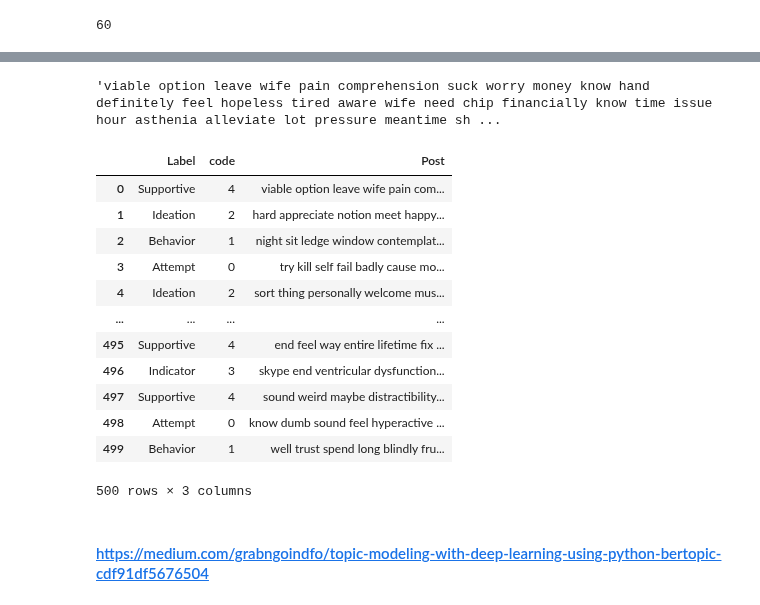
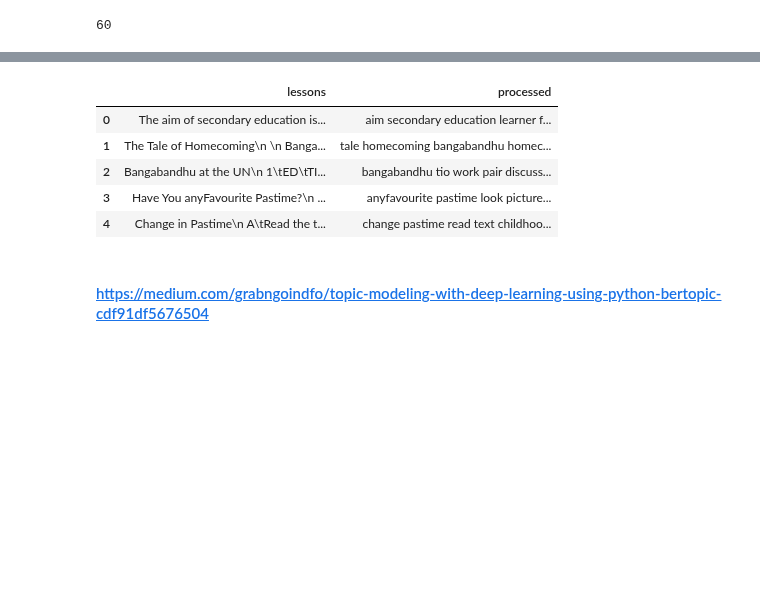
Before and after one commit to Iftekhar-mobin/depression_suicide_project, a Jupyter notebook: Pretrained_embedding_models/NCBI-Engish-book-Exploratory analysis_BERTTopic.ipynb, the cells around one changed output, grey strips where cells are left out. Saved outputs shown, nothing was run; the diff lists cells and outputs as text; code cells hidden in the pictures; blank space fills up the shorter version.

```diff
--- a/Pretrained_embedding_models/NCBI-Engish-book-Exploratory analysis.ipynb
+++ b/Pretrained_embedding_models/NCBI-Engish-book-Exploratory analysis_BERTTopic.ipynb
@@ -51,2 +57,0 @@ ValueError: Specified \n as separator or delimiter. This forces the python engin
-# %%
-df =pd.read_csv('/home/iftekhar/Repos/depression_suicide_project/Pretrained_embedding_models/dataset/suicide/CSSRS/Suicide_Detection_processed.csv', index_col=0)
@@ -63,5 +57,0 @@ def remove_noisy_features(tok):
-# %%
-df['post'] = df.Post.apply(lambda x: remove_noisy_features(x.split()))
-# %%
-df = df.drop(['Post'], axis=1)
-df.rename(columns={'post': 'Post'}, inplace=True)
@@ -75,25 +58,12 @@ def prepare_tokens_cleaning(lines):
-# %%
-df['post'] = df.Post.apply(lambda x: prepare_tokens_cleaning(x))
-# %%
-df.Post.values[0]
-# %% [output]
-'viable option leave wife pain comprehension suck worry money know hand definitely feel hopeless tired aware wife need chip financially know time issue hour asthenia alleviate lot pressure meantime sh ...
-# %%
-df
-# %% [output]
-|  | Label | code | Post |
-| 0 | Supportive | 4 | viable option leave wife pain com... |
-| 1 | Ideation | 2 | hard appreciate notion meet happy... |
-| 2 | Behavior | 1 | night sit ledge window contemplat... |
-| 3 | Attempt | 0 | try kill self fail badly cause mo... |
-| 4 | Ideation | 2 | sort thing personally welcome mus... |
-| ... | ... | ... | ... |
-| 495 | Supportive | 4 | end feel way entire lifetime fix ... |
-| 496 | Indicator | 3 | skype end ventricular dysfunction... |
-| 497 | Supportive | 4 | sound weird maybe distractibility... |
-| 498 | Attempt | 0 | know dumb sound feel hyperactive ... |
-| 499 | Behavior | 1 | well trust spend long blindly fru... |
-500 rows × 3 columns
+# %%
+df.head()
+# %% [output]
+|  | lessons | processed |
+| 0 | The aim of secondary education is... | aim secondary education learner f... |
+| 1 | The Tale of Homecoming\n \n Banga... | tale homecoming bangabandhu homec... |
+| 2 | Bangabandhu at the UN\n 1\tED\tTI... | bangabandhu tio work pair discuss... |
+| 3 | Have You anyFavourite Pastime?\n ... | anyfavourite pastime look picture... |
+| 4 | Change in Pastime\n A\tRead the t... | change pastime read text childhoo... |
 # %% [markdown]
 #### https://medium.com/grabngoindfo/topic-modeling-with-deep-learning-using-python-bertopic-cdf91df5676504
 # %%
```
Also changed, not shown: parts of 11 cells of this notebook, 8 other files.
